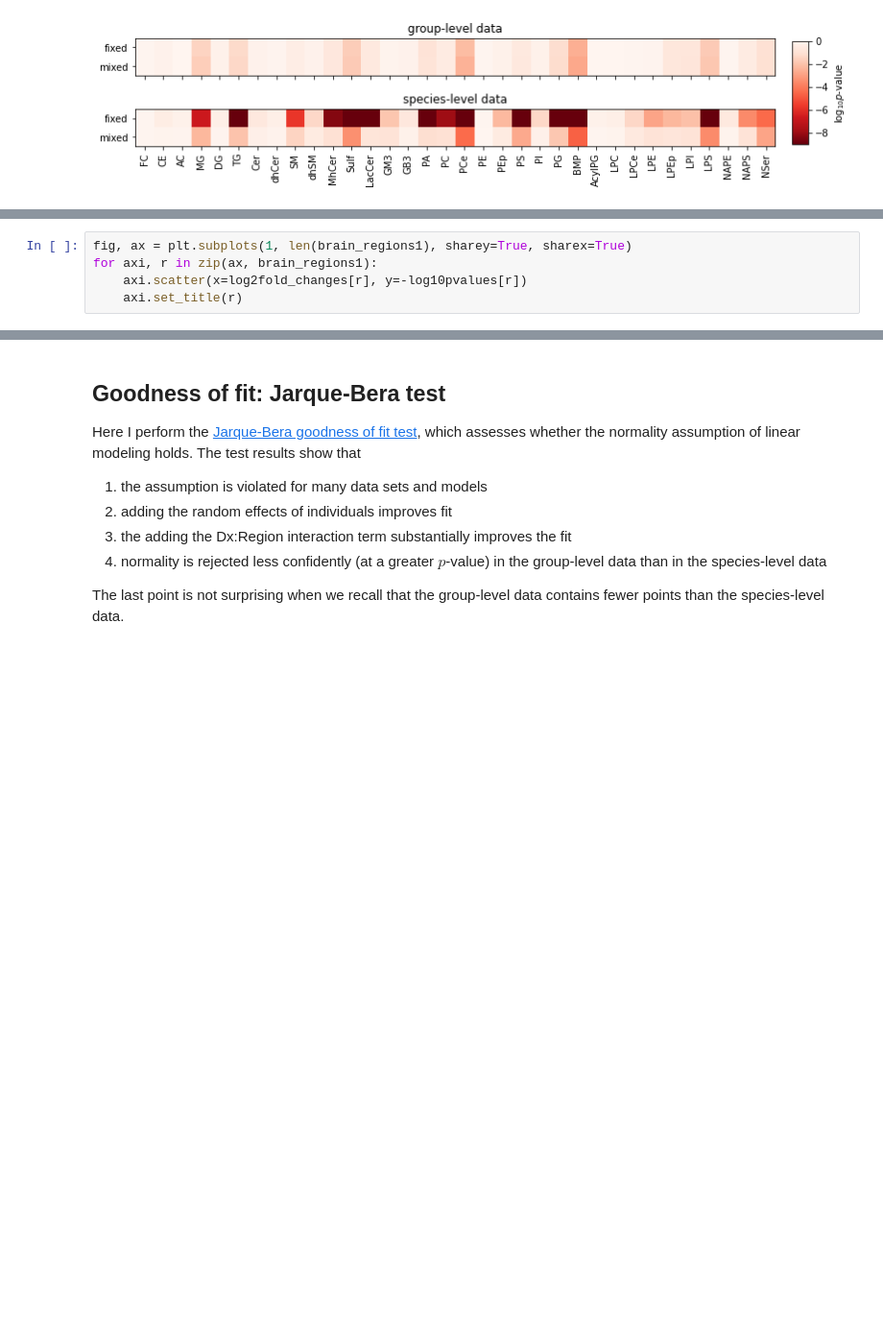
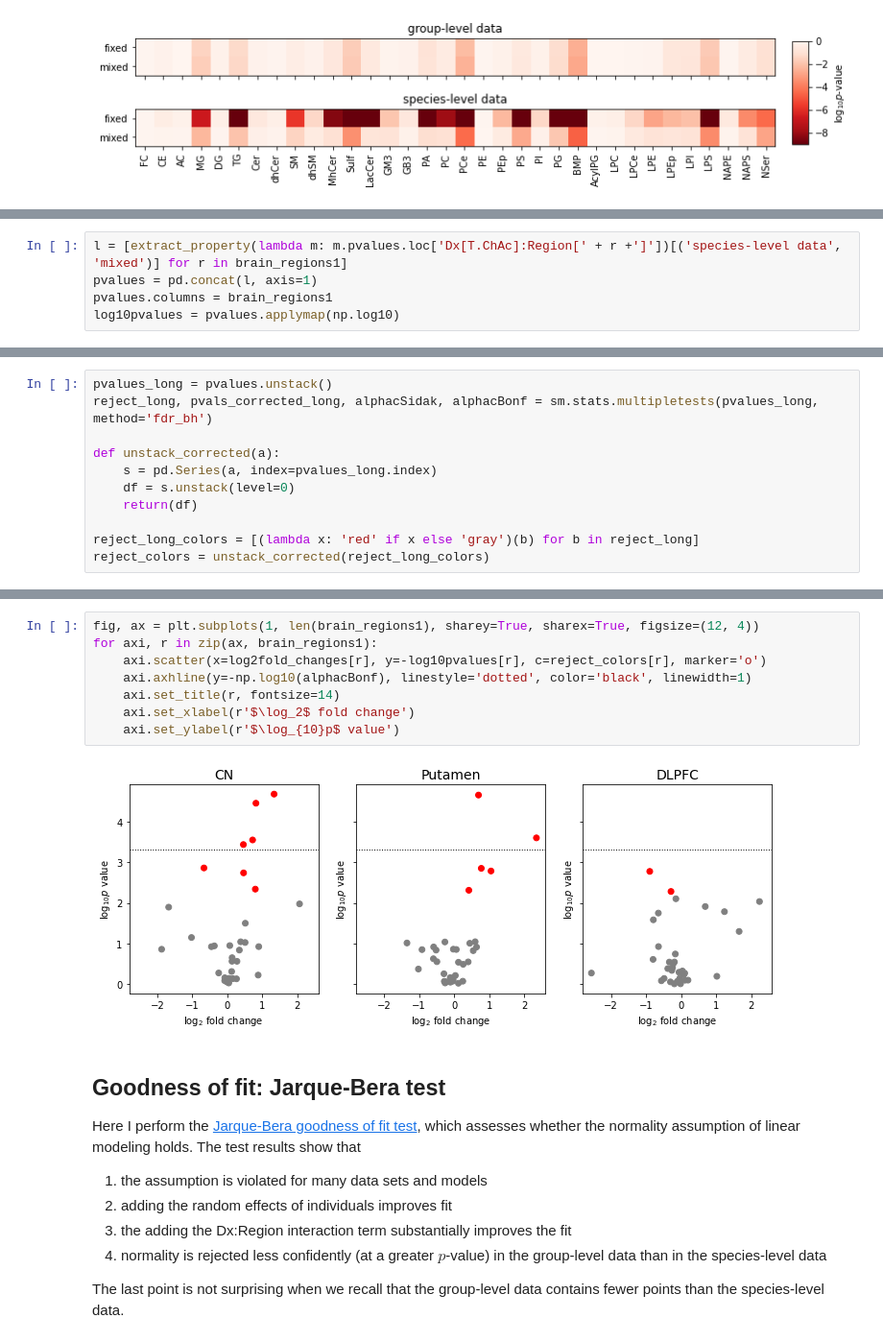
Before and after one commit to attilagk/Gabriel, a Jupyter notebook: notebooks/2022-09-04-mixed-models/2022-09-04-mixed-models.ipynb, the cells around one changed output, grey strips where cells are left out. Shown at 96% size. Cells and saved outputs as stored; diff of their text form; blank space fills up the shorter version.

Commit message:
multiple hypothesis correction

```diff
--- a/notebooks/2022-09-04-mixed-models/2022-09-04-mixed-models.ipynb
+++ b/notebooks/2022-09-04-mixed-models/2022-09-04-mixed-models.ipynb
@@ -340,5 +320,0 @@ log2fold_changes = fold_changes.applymap(np.log2)
-# %%
-fig, ax = plt.subplots(1, len(brain_regions1), sharey=True, sharex=True)
-for axi, r in zip(ax, brain_regions1):
-    axi.scatter(x=log2fold_changes[r], y=-log10pvalues[r])
-    axi.set_title(r)
@@ -346,0 +323,5 @@ for axi, r in zip(ax, brain_regions1):
+# %%
+l = [extract_property(lambda m: m.pvalues.loc['Dx[T.ChAc]:Region[' + r +']'])[('species-level data', 'mixed')] for r in brain_regions1]
+pvalues = pd.concat(l, axis=1)
+pvalues.columns = brain_regions1
+log10pvalues = pvalues.applymap(np.log10)
@@ -346,0 +330,11 @@ for axi, r in zip(ax, brain_regions1):
+# %%
+pvalues_long = pvalues.unstack()
+reject_long, pvals_corrected_long, alphacSidak, alphacBonf = sm.stats.multipletests(pvalues_long, method='fdr_bh')
+
+def unstack_corrected(a):
+    s = pd.Series(a, index=pvalues_long.index)
+    df = s.unstack(level=0)
+    return(df)
+
+reject_long_colors = [(lambda x: 'red' if x else 'gray')(b) for b in reject_long]
+reject_colors = unstack_corrected(reject_long_colors)
@@ -347,3 +353,13 @@ for axi, r in zip(ax, brain_regions1):
+# %%
+fig, ax = plt.subplots(1, len(brain_regions1), sharey=True, sharex=True, figsize=(12, 4))
+for axi, r in zip(ax, brain_regions1):
+    axi.scatter(x=log2fold_changes[r], y=-log10pvalues[r], c=reject_colors[r], marker='o')
+    axi.axhline(y=-np.log10(alphacBonf), linestyle='dotted', color='black', linewidth=1)
+    axi.set_title(r, fontsize=14)
+    axi.set_xlabel(r'$\log_2$ fold change')
+    axi.set_ylabel(r'$\log_{10}p$ value')
+# %% [output]
+[figure, added]
 # %% [markdown]
 ## Goodness of fit: Jarque-Bera test
 
```
Also changed, not shown: parts of 9 cells of this notebook.
